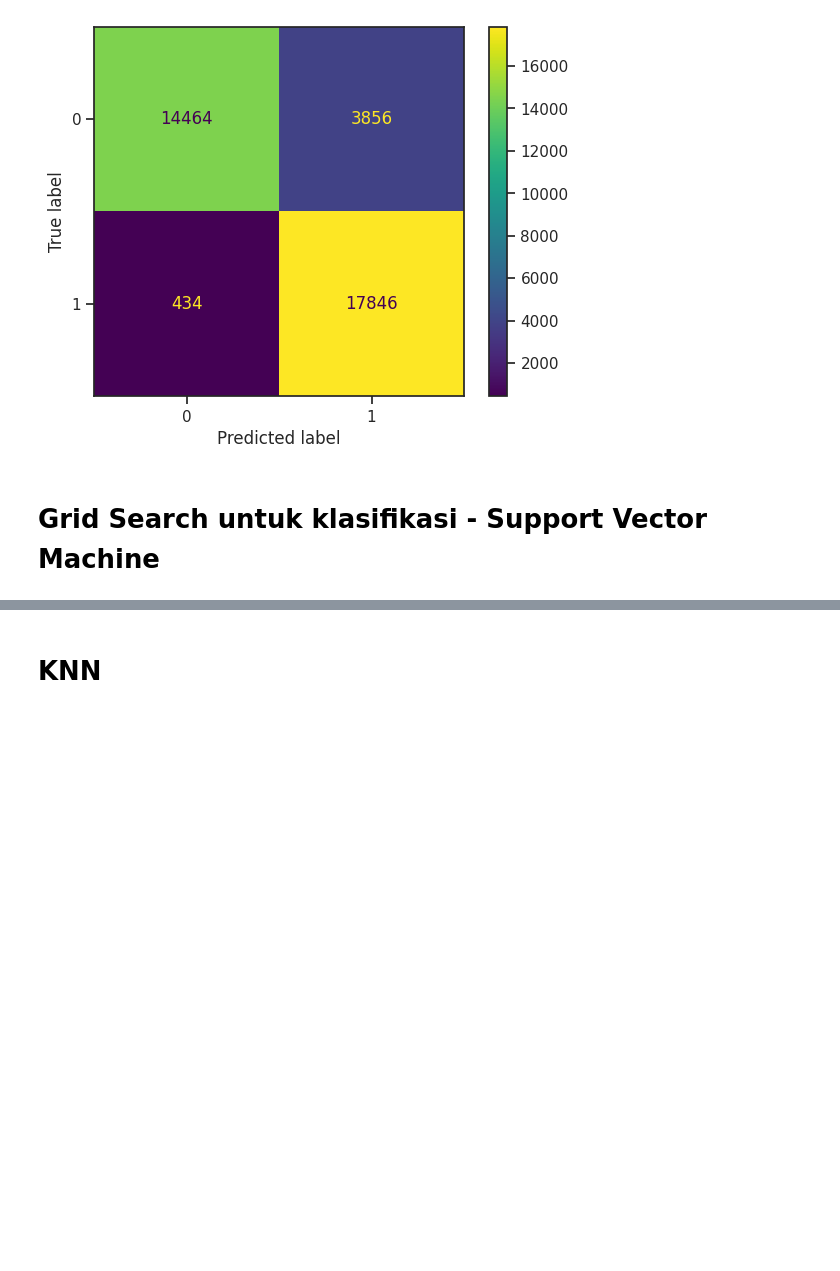
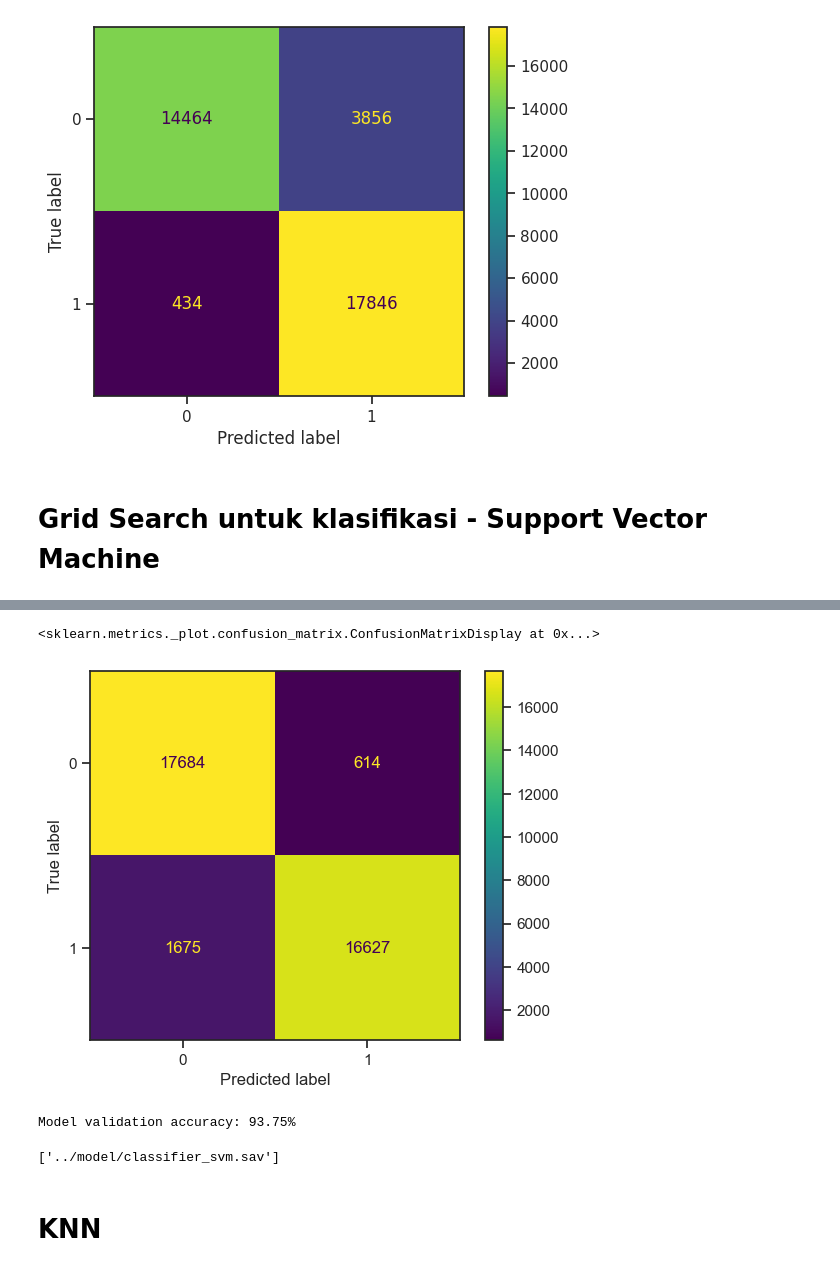
Before and after one commit to kolabfit/ildat-diabetes-prediction, a Jupyter notebook: training/traning.ipynb, the cells around one changed output, grey strips where cells are left out. Saved outputs shown, nothing was run; the diff lists cells and outputs as text; code cells hidden in the pictures; blank space fills up the shorter version.

Commit message:
train-svm-try-01

```diff
--- a/training/traning.ipynb
+++ b/training/traning.ipynb
@@ -164,16 +164,16 @@ param_grid = [
  ]
 
 #tolong perhatikan parameter scoring dan cv
-classifier = GridSearchCV(KNeighborsClassifier(), param_grid, scoring='recall', cv=5, refit = True, verbose = 3)
+classifier_knn = GridSearchCV(KNeighborsClassifier(), param_grid, scoring='recall', cv=5, refit = True, verbose = 3)
 
 # fitting the model for grid search
-classifier.fit(X_train, y_train)
+classifier_knn.fit(X_train, y_train)
 
 # print best parameter after tuning
-print('parameter terbaik:',classifier.best_params_)
+print('parameter terbaik:',classifier_knn.best_params_)
 
 # print how our model looks after hyper-parameter tuning
-print(classifier.best_estimator_)
+print(classifier_knn.best_estimator_)
 # %% [output]
 Fitting 5 folds for each of 24 candidates, totalling 120 fits
 [CV 1/5] END metric=euclidean, n_neighbors=3, weights=uniform;, score=0.964 total time=   2.3s
@@ -356,18 +356,18 @@ param_grid = [
     #{'n_estimators': [50, 100, 150, 200], 'criterion':['gini', 'entropy'], 'max_depth':[5, 10, 15], 'min_samples_split':[0.1, 1.0, 10], 'min_samples_leaf':[0.1, 0.5, 5]}
     #{'criterion':['gini', 'entropy'], 'max_depth':[5, 10, 15, None], 'min_samples_split':[0.1, 1.0, 10], 'min_samples_leaf':[0.1, 0.5, 5]}
     #{'n_estimators': [50, 100, 150, 200],'learning_rate': [0.1,0.2,0.3],}
- ]
+    ]
 
 #tolong perhatikan parameter scoring dan cv
-classifier = GridSearchCV(SVC(), param_grid, scoring='accuracy', cv=5, refit = True, verbose = 3)
+classifier_svm = GridSearchCV(SVC(), param_grid, scoring='accuracy', cv=5, refit = True, verbose = 3)
 
 # fitting the model for grid search
-classifier.fit(X_train, y_train)
+classifier_svm.fit(X_train, y_train)
 
 # print best parameter after tuning
-print('parameter terbaik:',classifier.best_params_)
+print('parameter terbaik:',classifier_svm.best_params_)
 
 # print how our model looks after hyper-parameter tuning
-print(classifier.best_estimator_)
+print(classifier_svm.best_estimator_)
 # %% [output]
 Fitting 5 folds for each of 12 candidates, totalling 60 fits
@@ -376,7 +390,7 @@ Fitting 5 folds for each of 12 candidates, totalling 60 fits
 # %%
 from sklearn.metrics import classification_report
 
-predictions = classifier.predict(X_test)
+predictions = classifier_svm.predict(X_test)
 
 # print classification report
 print(classification_report(y_test, predictions))
@@ -383,8 +406,20 @@ print(classification_report(y_test, predictions))
 # %%
 from sklearn.metrics import confusion_matrix, ConfusionMatrixDisplay
-cm = confusion_matrix(y_test, predictions, labels=classifier.classes_)
-disp = ConfusionMatrixDisplay(cm, display_labels=classifier.classes_)
+cm = confusion_matrix(y_test, predictions, labels=classifier_svm.classes_)
+disp = ConfusionMatrixDisplay(cm, display_labels=classifier_svm.classes_)
 disp.plot()
+# %% [output]
+<sklearn.metrics._plot.confusion_matrix.ConfusionMatrixDisplay at 0x...>
+[figure, added]
+# %%
+print("Model validation accuracy: %.2f%%" % (classifier_svm.score(X_test, y_test) * 100))
+# %% [output]
+Model validation accuracy: 93.75%
+# %%
+joblib.dump(classifier_svm, '../model/classifier_svm.pkl')
+joblib.dump(classifier_svm, '../model/classifier_svm.sav')
+# %% [output]
+['../model/classifier_svm.sav']
 # %% [markdown]
 # KNN
 # %%
```
Also changed, not shown: parts of 8 cells of this notebook, 7 other files.
